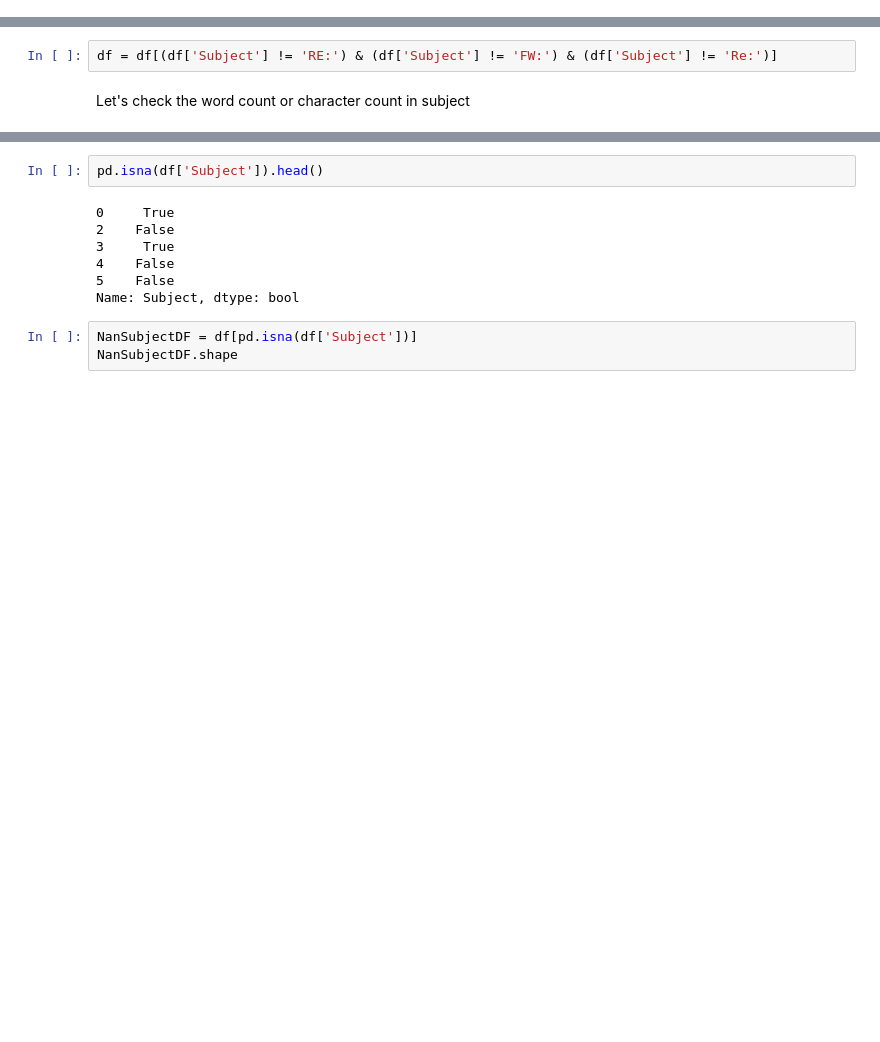
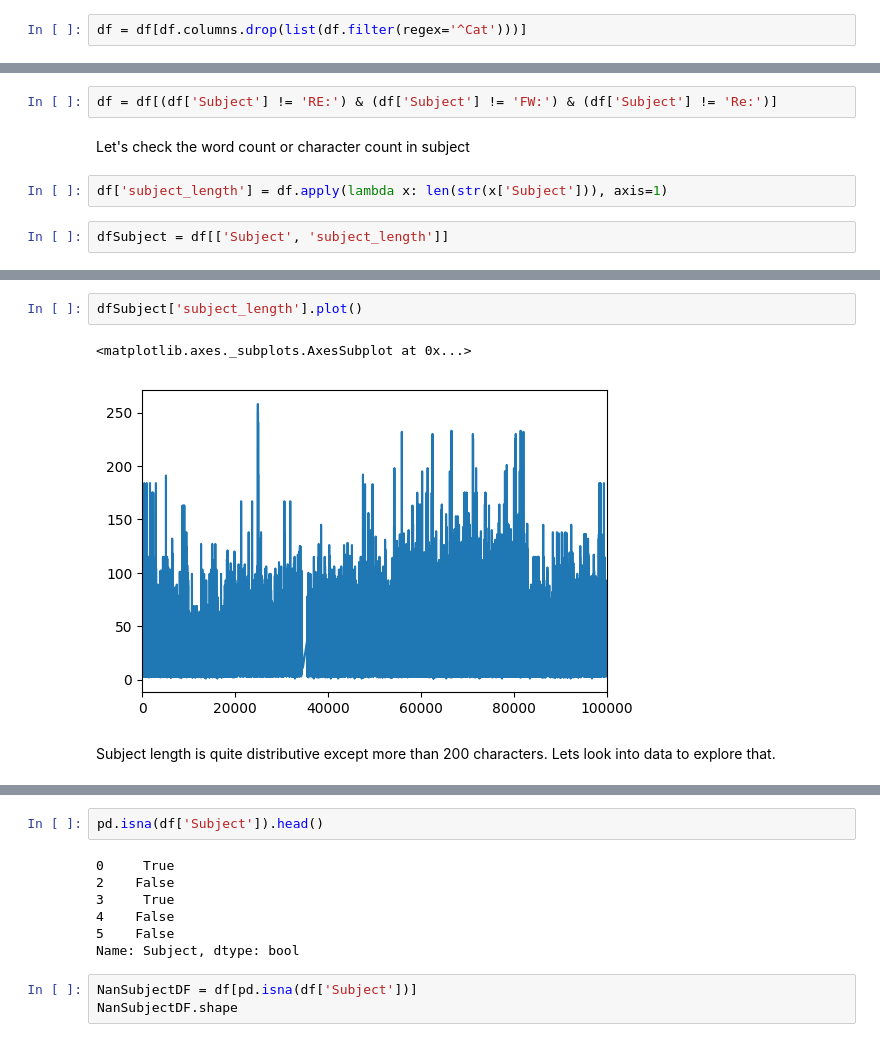
Before and after one commit to Connecting-the-Dots-with-ML/Email-Semantic-Analysis, a Jupyter notebook: Exploratory Data Analysis_mayur.ipynb, the cells around one changed output, grey strips where cells are left out. Saved outputs shown, nothing was run; the diff lists cells and outputs as text; blank space fills up the shorter version.

Commit message:
feat: exploring subject

```diff
--- a/Exploratory Data Analysis_mayur.ipynb
+++ b/Exploratory Data Analysis_mayur.ipynb
@@ -31,3 +53,5 @@ df.head()
+# %%
+df = df[df.columns.drop(list(df.filter(regex='^Cat')))]
 # %%
 df.info()
 # %% [output]
@@ -199,3 +223,7 @@ df[(df['Subject'] != 'RE:') & (df['Subject'] != 'FW:') & (df['Subject'] != 'Re:'
 df = df[(df['Subject'] != 'RE:') & (df['Subject'] != 'FW:') & (df['Subject'] != 'Re:')]
 # %% [markdown]
 Let's check the word count or character count in subject
+# %%
+df['subject_length'] = df.apply(lambda x: len(str(x['Subject'])), axis=1)
+# %%
+dfSubject = df[['Subject', 'subject_length']]
@@ -201,0 +239,7 @@ Let's check the word count or character count in subject
+# %%
+dfSubject['subject_length'].plot()
+# %% [output]
+<matplotlib.axes._subplots.AxesSubplot at 0x...>
+[figure, added]
+# %% [markdown]
+Subject length is quite distributive except more than 200 characters. Lets look into data to explore that.
```
Also changed, not shown: parts of 10 cells of this notebook.
